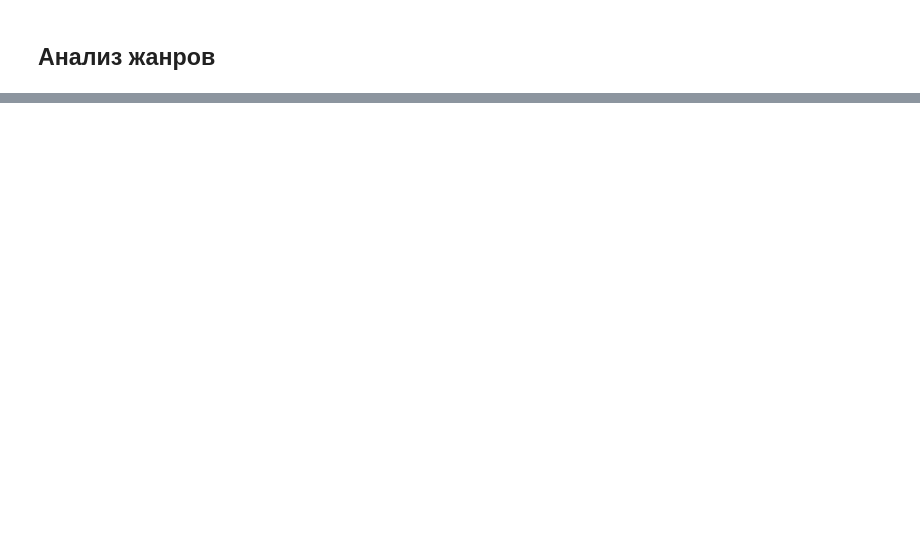
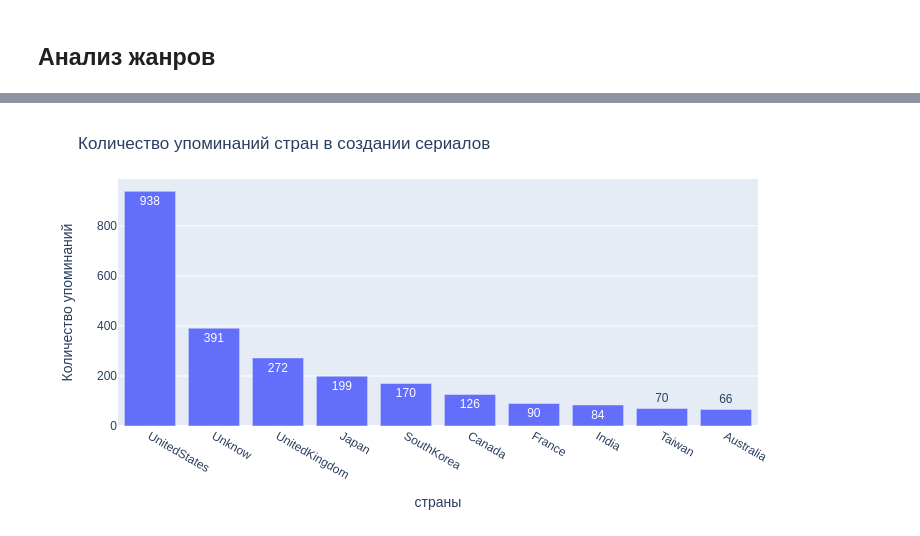
Before and after one commit to ArtemKarDev/Kaggle, a Jupyter notebook: EDA_Netflix_Kaggle.ipynb, the cells around one changed output, grey strips where cells are left out. Drawn from its saved outputs; the diff is of its cells as text; code cells hidden in the pictures; blank space fills up the shorter version.

```diff
--- a/EDA_Netflix_Kaggle.ipynb
+++ b/EDA_Netflix_Kaggle.ipynb
@@ -409,0 +451,2 @@ fig.show('png')
+# %%
+netflix_shows['country'].fillna('Unknow', inplace=True)
@@ -409,0 +468,5 @@ fig.show('png')
+# %%
+countries = get_counts(list(netflix_shows['country']))[:10]
+get_graph_counts(countries, "Количество упоминаний стран в создании сериалов", "страны", "Количество упоминаний")
+# %% [output]
+[figure, added]
```
Also changed, not shown: parts of 27 cells of this notebook.
